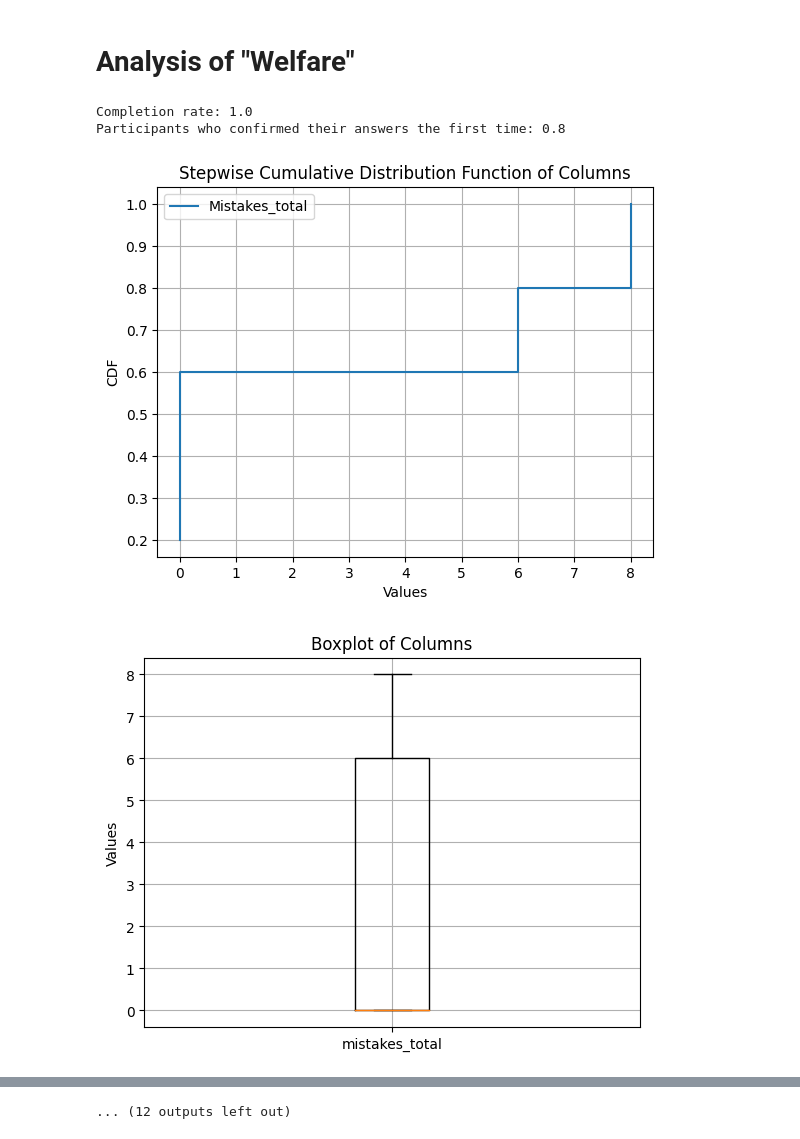
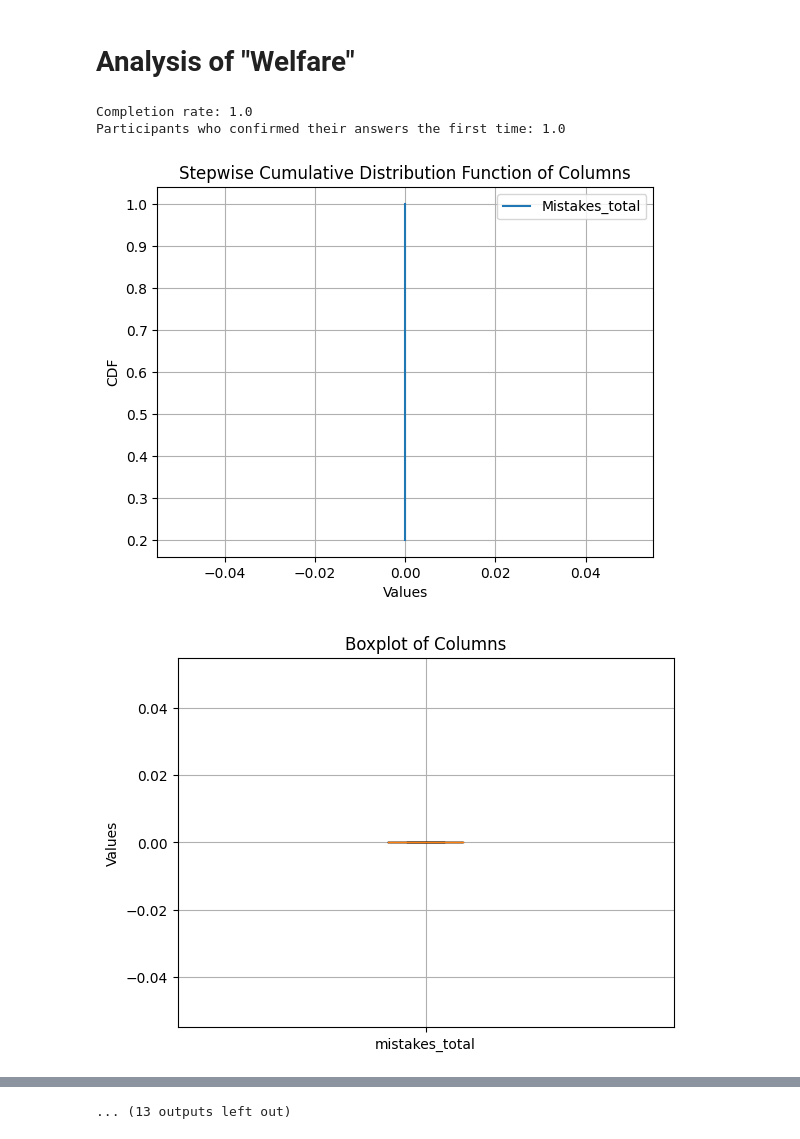
Before and after one commit to LukasBolte/Welfare2, a Jupyter notebook: data_analysis.ipynb, the cells around one changed output, grey strips where cells are left out. Drawn from its saved outputs; the diff is of its cells as text; code cells hidden in the pictures.

```diff
--- a/data_analysis.ipynb
+++ b/data_analysis.ipynb
@@ -29,7 +29,7 @@ def load_csv_files(subfolder_name):
     return combined_df
 
 # Usage:
-subfolder_name = '2023-07-dummy_data'
+subfolder_name = '2023-07-pilot'
 data = load_csv_files(subfolder_name)
 
 # Remove duplicates based on all columns
@@ -120,6 +120,12 @@ def modify_column1(entry, col2_value, col3_value):
             return (0, 1)
         else:
             return entry
+
+# Function to calculate average
+def calculate_average(tup):
+    if np.inf in tup or -np.inf in tup:
+        return tup[1] if tup[0] in [-np.inf,np.inf] else tup[0]
+    return (tup[0] + tup[1]) / 2
 
 # Apply the function to modify 'Column1'
 for el in ['ES', 'Trad']:
@@ -218,6 +224,33 @@ def plot_and_save_bar_chart(data, column_name, subfolder_name):
     # Display the plot (optional)
     plt.show()
 
+def plot_and_save_scatter(data, x_column, y_column, subfolder_name):
+    # Create a figure and axis
+    fig, ax = plt.subplots()
+
+    # Scatter plot
+    ax.scatter(data[x_column], data[y_column])
+
+    # Add labels and title
+    ax.set_xlabel(x_column)
+    ax.set_ylabel(y_column)
+    ax.set_title(f'Scatter Plot of {x_column} vs. {y_column}')
+
+    # Show the plot
+    ax.grid(True)
+
+    # Create the subfolder if it doesn't exist
+    subfolder_path = os.path.join('Output', subfolder_name)
+    if not os.path.exists(subfolder_path):
+        os.mkdir(subfolder_path)
+
+    # Save the scatter plot in the subfolder
+    file_path = os.path.join(subfolder_path, f'scatter_plot_{x_column}_vs_{y_column}.png')
+    plt.savefig(file_path)
+
+    # Display the plot (optional)
+    plt.show()
+
 # Call the functions to plot and save the desired graphs
 plot_and_save_cdf(data, ['mistakes_total'], subfolder_name)
 plot_and_save_boxplot(data, ['mistakes_total'], subfolder_name)
@@ -229,33 +262,35 @@ plot_and_save_boxplot(data, ['study_duration'], subfolder_name)
 for el in ['warhol','arkansas','experience']:
     plot_and_save_bar_chart(data, el, subfolder_name)
 
 for el in ['feedbackDifficulty', 'feedbackUnderstanding', 'feedbackSatisfied', 'feedbackPay']:
     plot_and_save_bar_chart(data, el, subfolder_name)
 
 for question in ['mistakes_cq1', 'mistakes_cq2', 'mistakes_cq3', 'mistakes_cq4','mistakes_cq5']:
     # Call the function to plot and save the CDF for question
     plot_and_save_cdf(data, [question], subfolder_name)
 
     # Call the function to plot and save the boxplot for question
     plot_and_save_boxplot(data, [question], subfolder_name)
 
+plot_and_save_scatter(data, 'Trad_wtp_point', 'ES_wtp_point', subfolder_name)
+
 # Select only the desired columns
 selected_columns = ['label'] + ['warhol','arkansas','experience'] + ['warholWhy','arkansasWhy','experienceWhy']
 selected_data = data[selected_columns]
 
 # Save the selected data to a CSV file in the 'subfolder'
 file_path = os.path.join(subfolder_path, 'open_ended.csv')
 selected_data.to_csv(file_path, index=False)
 
 # Select only the desired columns
 selected_columns = ['label'] +  ['feedback'] + ['feedbackDifficulty', 'feedbackUnderstanding', 'feedbackSatisfied', 'feedbackPay']
 selected_data = data[selected_columns]
 
 # Save the selected data to a CSV file in the 'subfolder'
 file_path = os.path.join(subfolder_path, 'feedback.csv')
 selected_data.to_csv(file_path, index=False)
 # %% [output]
 Completion rate: 1.0
-Participants who confirmed their answers the first time: 0.8
+Participants who confirmed their answers the first time: 1.0
-[figure, old version]
+[figure, new version]
-[figure, old version]
+[figure, new version]
@@ -271 +306 @@ Participants who confirmed their answers the first time: 0.8
-... (12 outputs left out)
+... (13 outputs left out)
```
Also changed, not shown: parts of 1 cell of this notebook, 25 other files.
